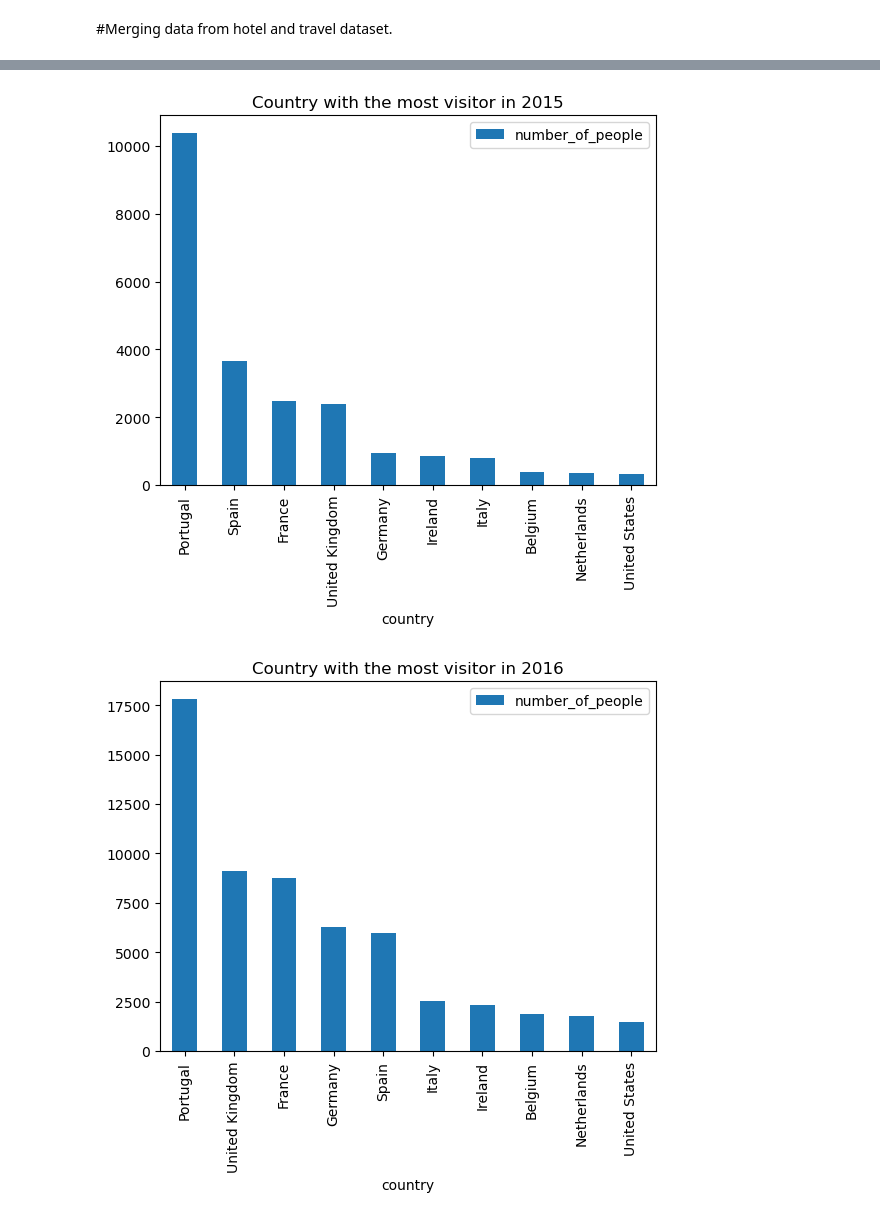
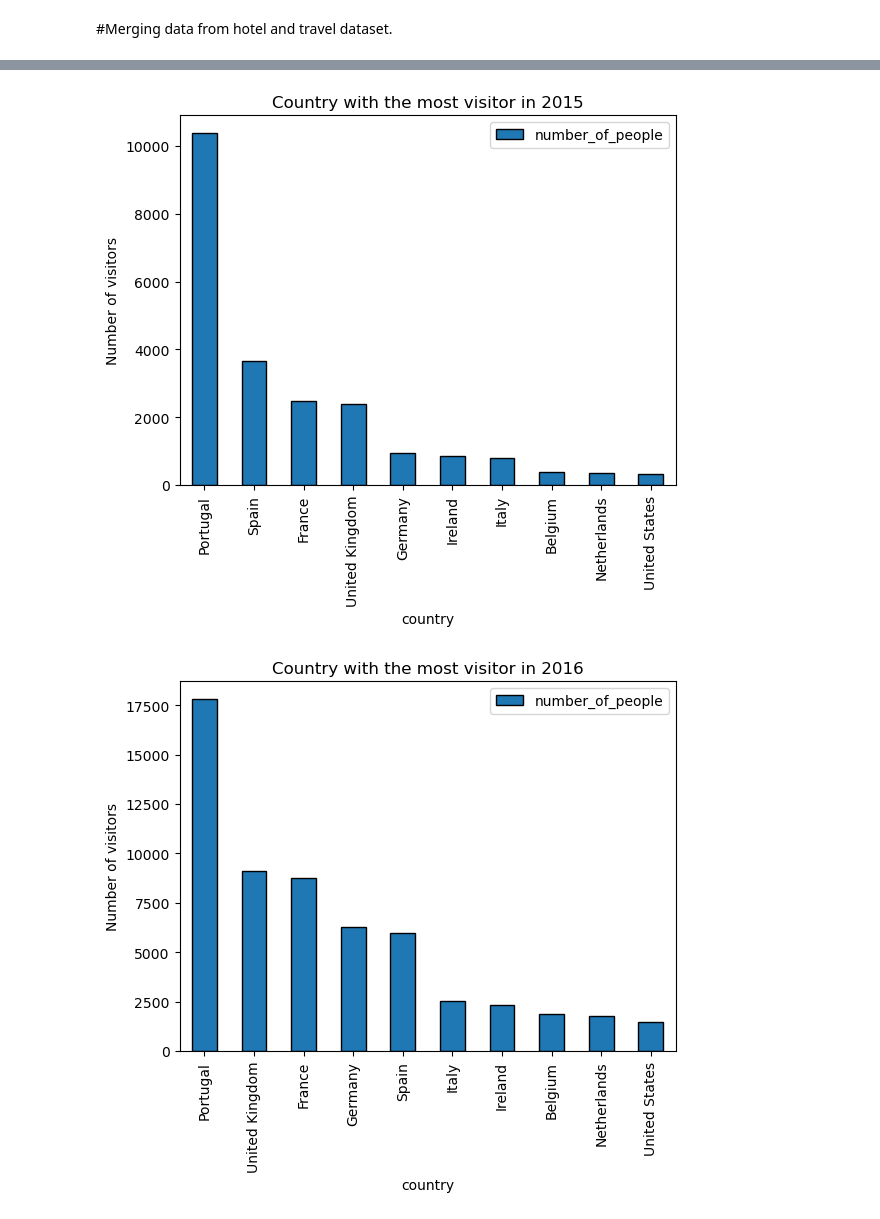
Before and after one commit to Kathyvng/Project1_Group6, a Jupyter notebook: Miguel_Analysis/clean_it.ipynb, the cells around one changed output, grey strips where cells are left out. Saved outputs shown, nothing was run; the diff lists cells and outputs as text; code cells hidden in the pictures.

Commit message:
update the top 10 graph

```diff
--- a/Miguel_Analysis/clean_it.ipynb
+++ b/Miguel_Analysis/clean_it.ipynb
@@ -463,14 +466,19 @@ plt.show()
 # %%
 
-top_10_2015.plot.bar(x="country",y="number_of_people", title= "Country with the most visitor in 2015")
+top_10_2015.plot.bar(x="country",y="number_of_people", title= "Country with the most visitor in 2015",ylabel= "Number of visitors",ec="black")
 
+# Save the figure
+plt.savefig("../Images/fig1_MS_top10_2015", bbox_inches="tight")
 plt.show()
 # %% [output]
-[figure, old version]
+[figure, new version]
 # %%
-top_10_2016.plot.bar(x="country",y="number_of_people",title= "Country with the most visitor in 2016")
+top_10_2016.plot.bar(x="country",y="number_of_people",title= "Country with the most visitor in 2016",ylabel= "Number of visitors",ec="black")
+
+# Save the figure
+plt.savefig("../Images/fig1_MS_top10_2016", bbox_inches="tight")
 plt.show()
 # %% [output]
-[figure, old version]
+[figure, new version]
 # %%
 
```
Also changed, not shown: parts of 2 cells of this notebook, 4 other files.
